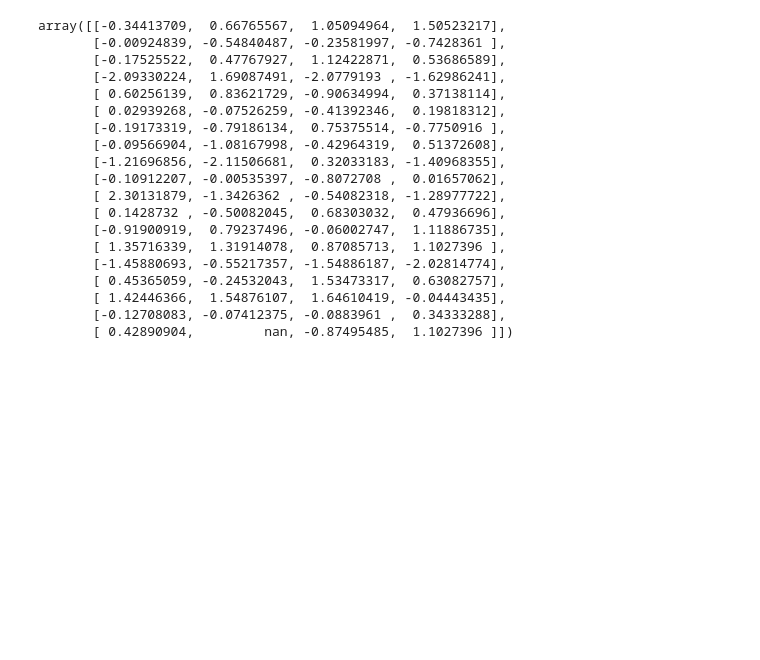
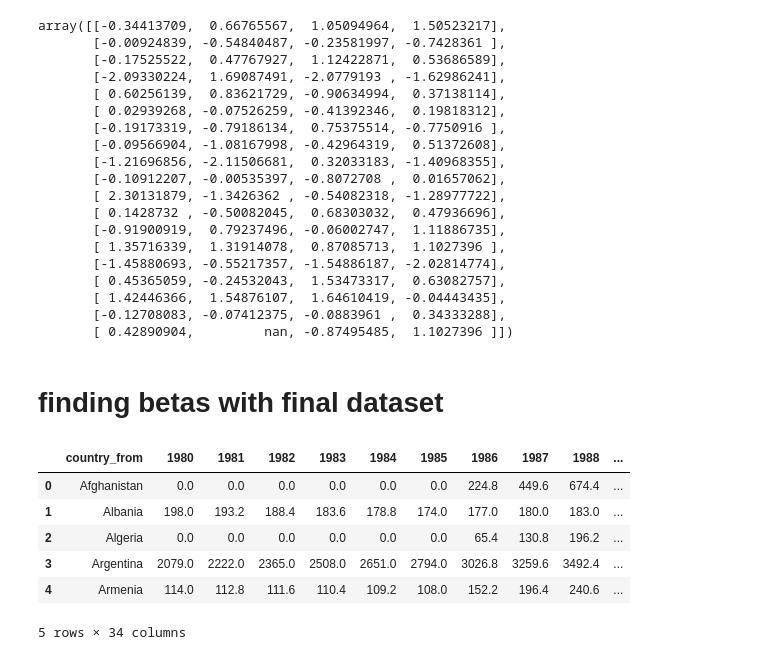
Before and after one commit to Kasrazn97/SMFinal_Project, a Jupyter notebook: Beta/regression.ipynb, the cells around one changed output. Drawn from its saved outputs; the diff is of its cells as text; code cells hidden in the pictures; blank space fills up the shorter version.

```diff
--- a/Beta/regression.ipynb
+++ b/Beta/regression.ipynb
@@ -250,3 +250,16 @@ array([[-0.34413709,  0.66765567,  1.05094964,  1.50523217],
        [ 1.42446366,  1.54876107,  1.64610419, -0.04443435],
        [-0.12708083, -0.07412375, -0.0883961 ,  0.34333288],
        [ 0.42890904,         nan, -0.87495485,  1.1027396 ]])
+# %% [markdown]
+# finding betas with final dataset
+# %%
+migration_stats = pd.read_csv('../data/all_emigrants_high_interpolated.csv').drop('Unnamed: 0', axis=1)
+migration_stats.head()
+# %% [output]
+|  | country_from | 1980 | 1981 | 1982 | 1983 | 1984 | 1985 | 1986 | 1987 | 1988 | ... |
+| 0 | Afghanistan | 0.0 | 0.0 | 0.0 | 0.0 | 0.0 | 0.0 | 224.8 | 449.6 | 674.4 | ... |
+| 1 | Albania | 198.0 | 193.2 | 188.4 | 183.6 | 178.8 | 174.0 | 177.0 | 180.0 | 183.0 | ... |
+| 2 | Algeria | 0.0 | 0.0 | 0.0 | 0.0 | 0.0 | 0.0 | 65.4 | 130.8 | 196.2 | ... |
+| 3 | Argentina | 2079.0 | 2222.0 | 2365.0 | 2508.0 | 2651.0 | 2794.0 | 3026.8 | 3259.6 | 3492.4 | ... |
+| 4 | Armenia | 114.0 | 112.8 | 111.6 | 110.4 | 109.2 | 108.0 | 152.2 | 196.4 | 240.6 | ... |
+5 rows × 34 columns
```
Also changed, not shown: parts of 8 cells of this notebook, 3 other files.
